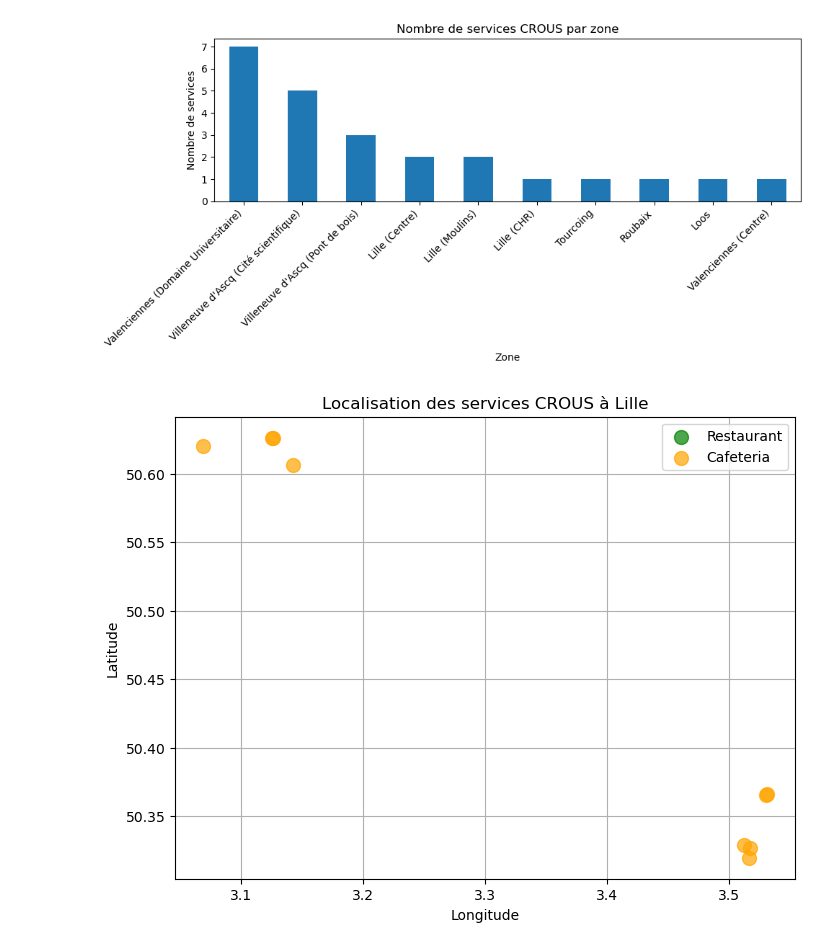
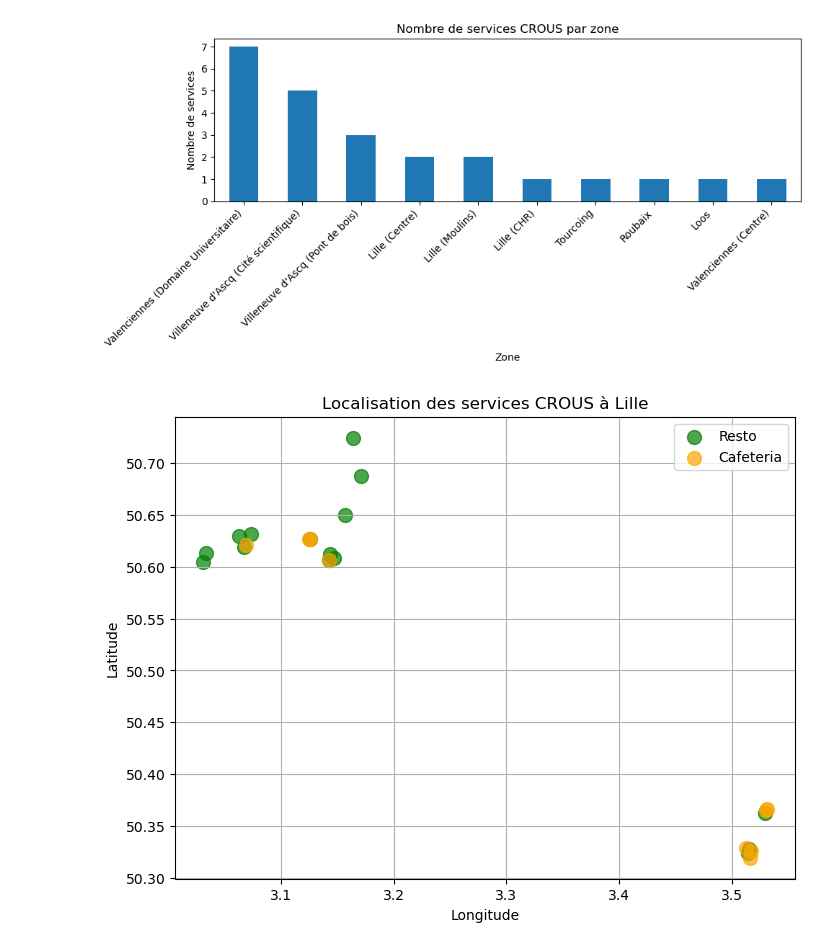
Before and after one commit to leticiasmail/projet-CROUS-Restauration, a Jupyter notebook: Analyse_CROUS_Lille.ipynb, the cells around one changed output. Drawn from its saved outputs; the diff is of its cells as text; code cells hidden in the pictures.

Commit message:
amelioration du scatter plot

```diff
--- a/Analyse_CROUS_Lille.ipynb
+++ b/Analyse_CROUS_Lille.ipynb
@@ -279,23 +279,23 @@ plt.show()
 # %%
 import matplotlib.pyplot as plt
 
 # Séparer les restos et cafétérias
-restos = df_crous_lille[df_crous_lille['type'] == 'restaurant']
+restos = df_crous_lille[df_crous_lille['type'] == 'resto']
 cafets = df_crous_lille[df_crous_lille['type'] == 'cafeteria']
 
 plt.figure(figsize=(8,6))
 
 # Scatter plot pour les restos
-plt.scatter(restos['lon'], restos['lat'], color='green', label='Restaurant', s=100, alpha=0.7)
+plt.scatter(restos['lon'], restos['lat'], color='green', label='Resto', s=100, alpha=0.7)
 
 # Scatter plot pour les cafétérias
 plt.scatter(cafets['lon'], cafets['lat'], color='orange', label='Cafeteria', s=100, alpha=0.7)
 
 plt.xlabel("Longitude")
 plt.ylabel("Latitude")
 plt.title("Localisation des services CROUS à Lille")
 plt.legend()
 plt.grid(True)
 plt.show()
 # %% [output]
-[figure, old version]
+[figure, new version]
```
Also changed, not shown: 1 other file.
